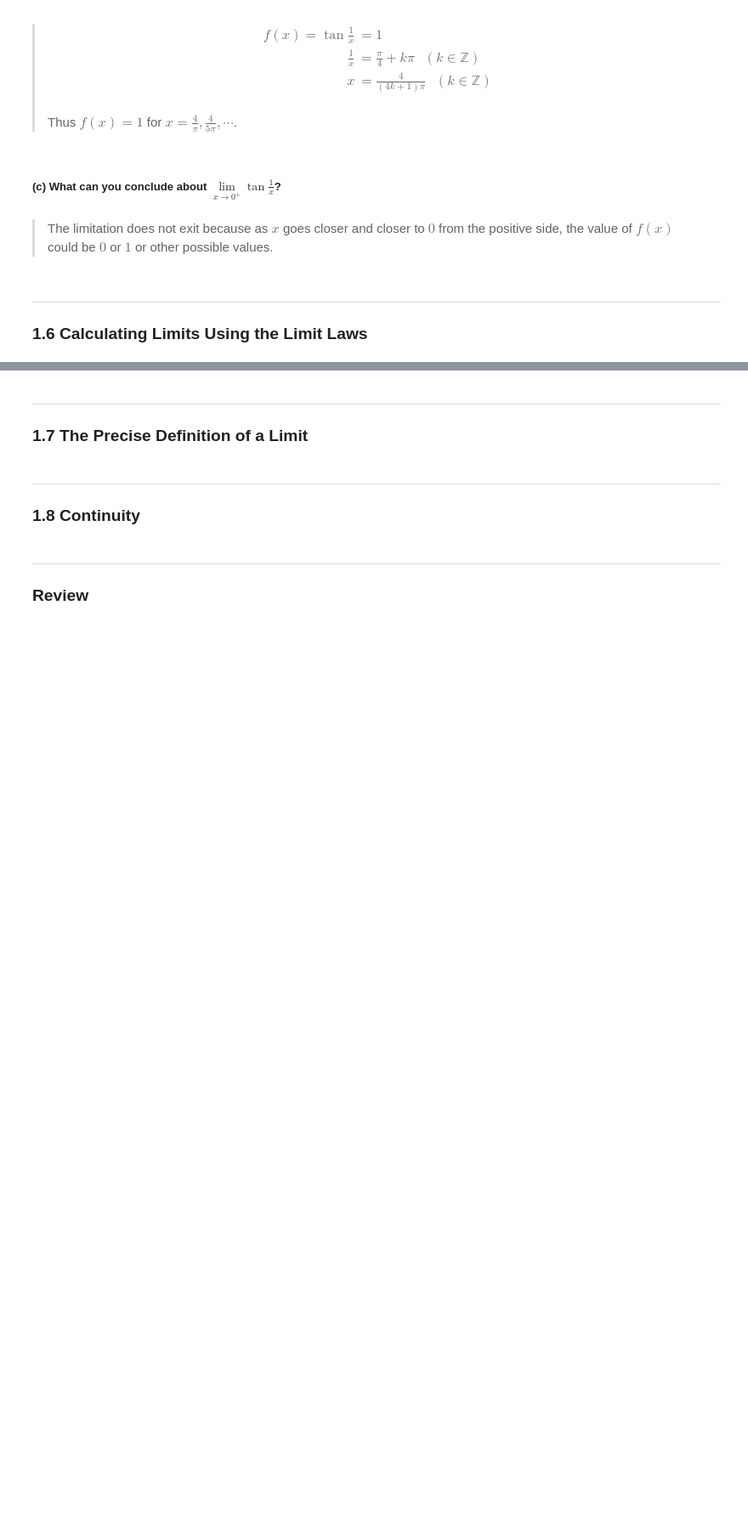
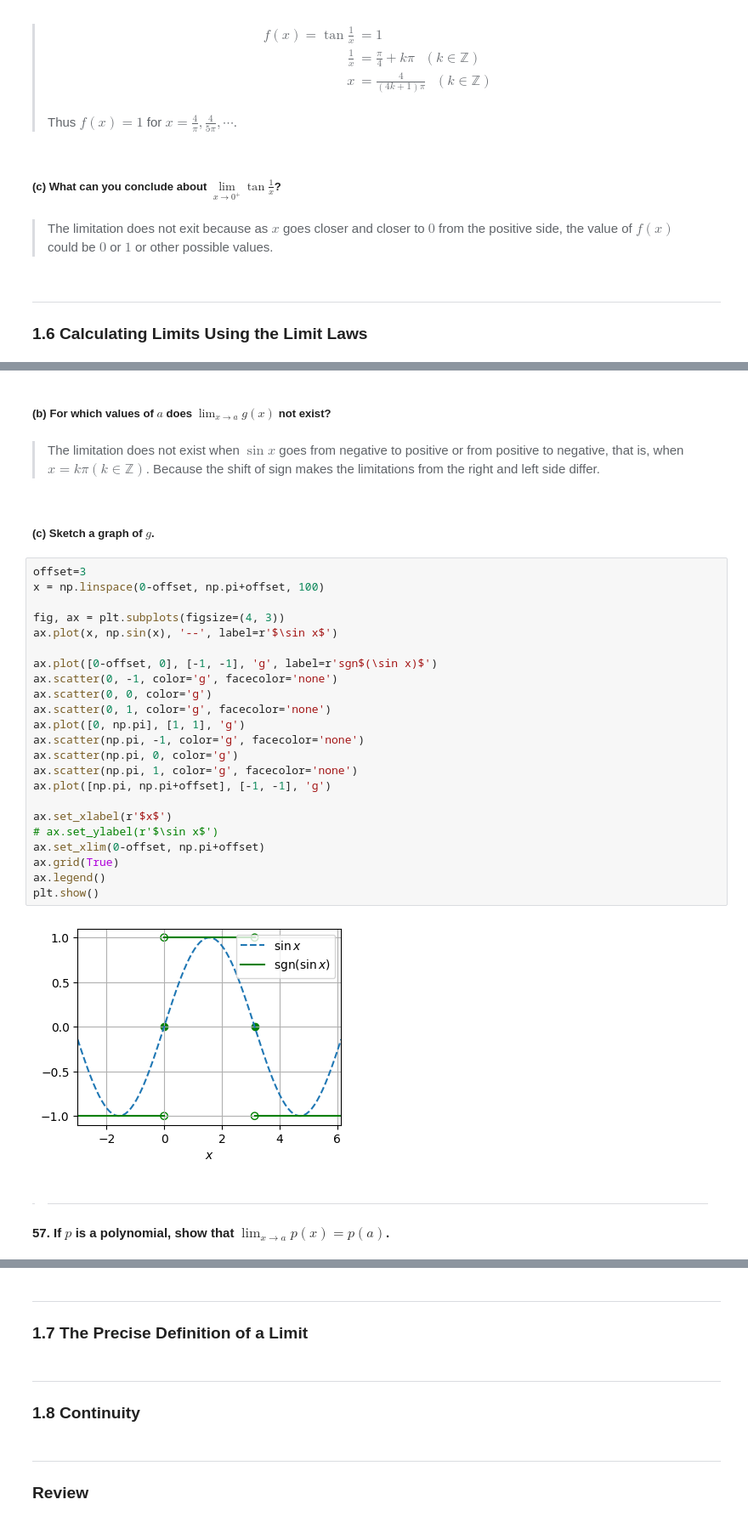
Before and after one commit to Aipss/DiveIntoDeepLearning, a Jupyter notebook: Calculus/Chapter1_Functions-and-Limits.ipynb, the cells around one changed output, grey strips where cells are left out. Shown at 85% size. Cells and saved outputs as stored; diff of their text form; blank space fills up the shorter version.

```diff
--- a/Calculus/Chapter1_Functions-and-Limits.ipynb
+++ b/Calculus/Chapter1_Functions-and-Limits.ipynb
@@ -1247,0 +1323,35 @@ plt.show()
+# %% [markdown]
+##### (b) For which values of $a$ does $\lim_{x\to a}g(x)$ not exist?
+# %% [markdown]
+> The limitation does not exist when $\sin x$ goes from negative to positive or from positive to negative, that is, when $x = k\pi (k\in \mathbb{Z})$. Because the shift of sign makes the limitations from the right and left side differ.
+# %% [markdown]
+##### (c) Sketch a graph of $g$.
+# %%
+offset=3
+x = np.linspace(0-offset, np.pi+offset, 100)
+
+fig, ax = plt.subplots(figsize=(4, 3))
+ax.plot(x, np.sin(x), '--', label=r'$\sin x$')
+
+ax.plot([0-offset, 0], [-1, -1], 'g', label=r'sgn$(\sin x)$')
+ax.scatter(0, -1, color='g', facecolor='none')
+ax.scatter(0, 0, color='g')
+ax.scatter(0, 1, color='g', facecolor='none')
+ax.plot([0, np.pi], [1, 1], 'g')
+ax.scatter(np.pi, -1, color='g', facecolor='none')
+ax.scatter(np.pi, 0, color='g')
+ax.scatter(np.pi, 1, color='g', facecolor='none')
+ax.plot([np.pi, np.pi+offset], [-1, -1], 'g')
+
+ax.set_xlabel(r'$x$')
+# ax.set_ylabel(r'$\sin x$')
+ax.set_xlim(0-offset, np.pi+offset)
+ax.grid(True)
+ax.legend()
+plt.show()
+# %% [output]
+[figure, added]
+# %% [markdown]
+> ---
+
+#### 57. If $p$ is a polynomial, show that $\lim_{x\to a} p(x) = p(a)$.
```
Also changed, not shown: parts of 22 cells of this notebook, 1 other file.
